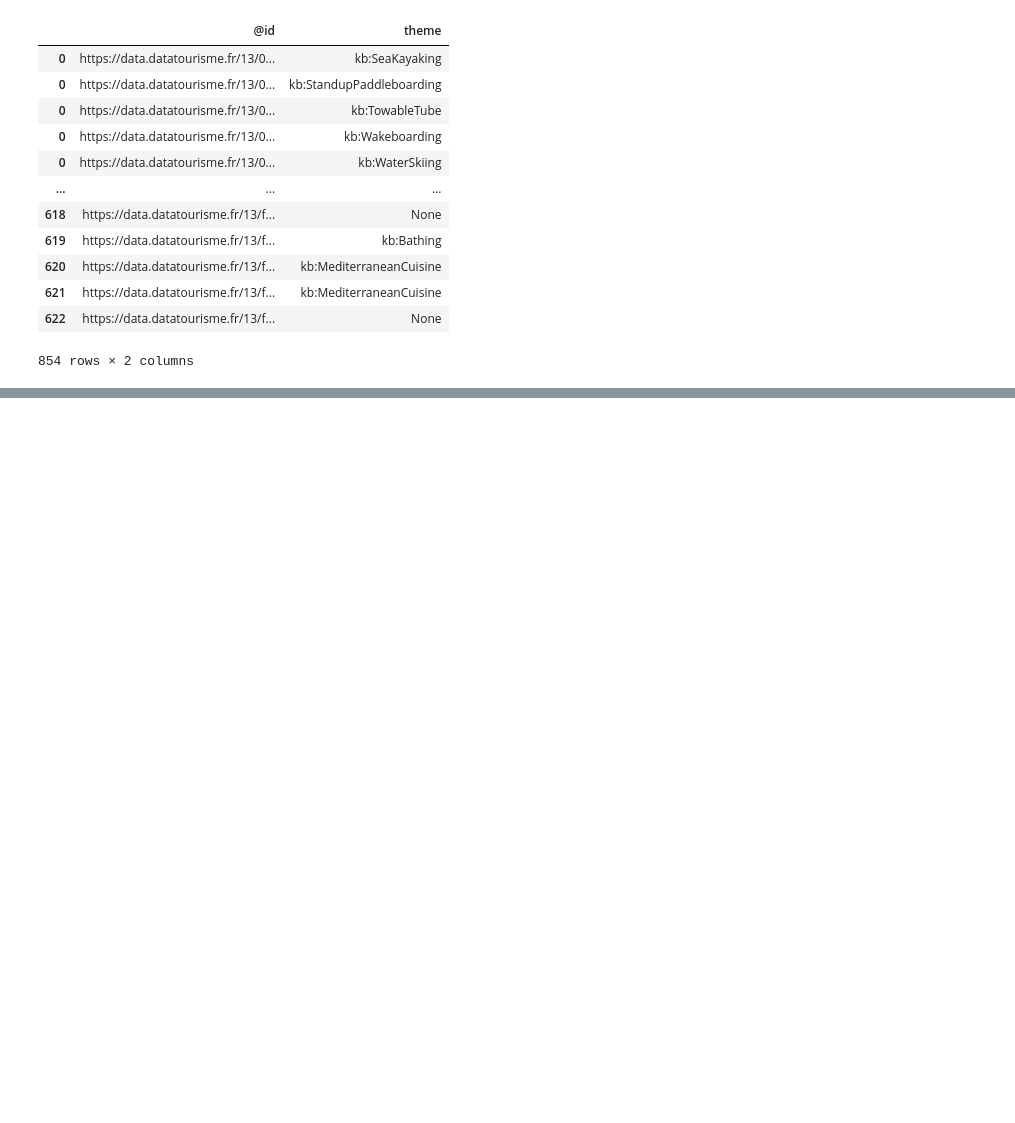
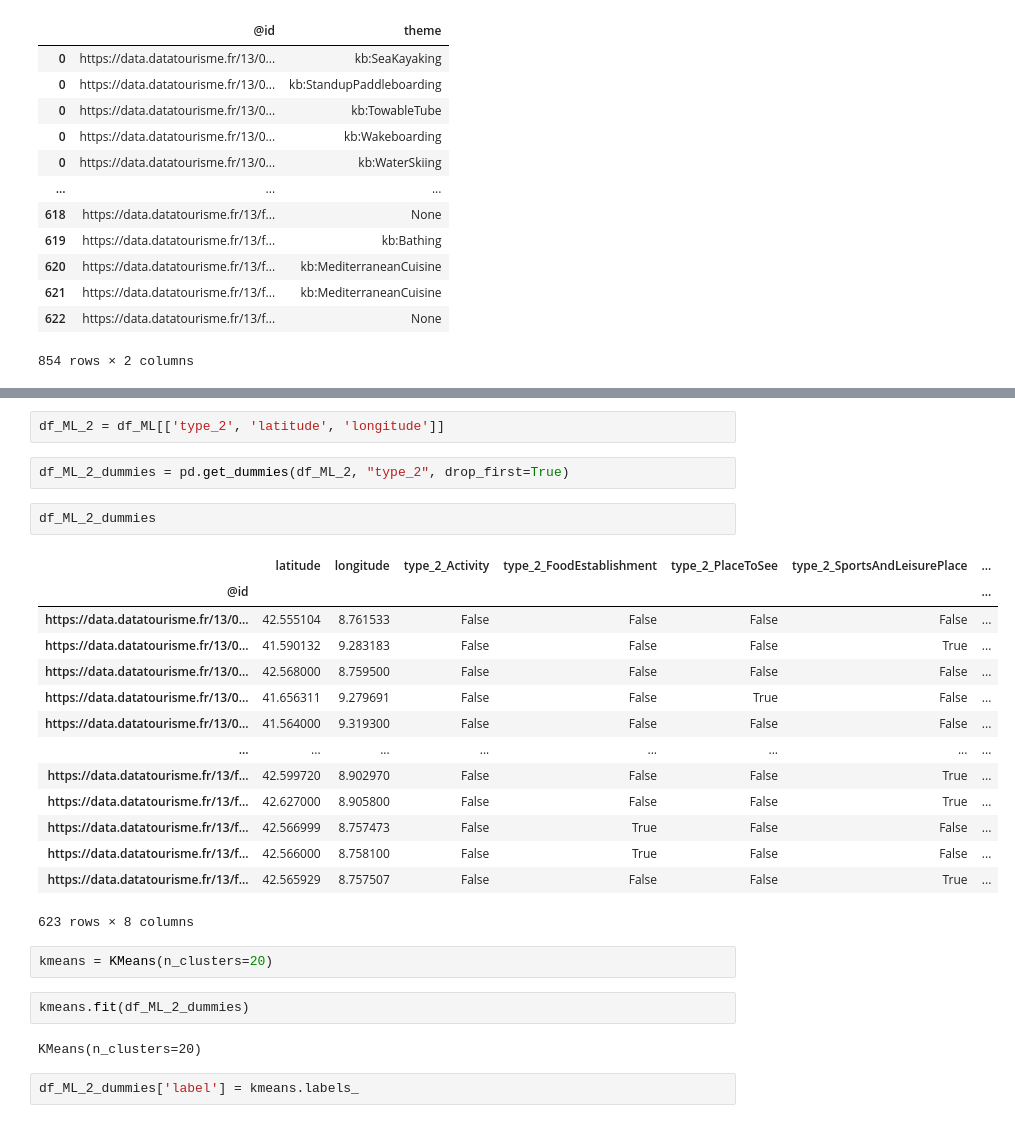
Before and after one commit to ThomasFavrel/ItineraireDeVoyage, a Jupyter notebook: Notebboks/Exploration.ipynb, the cells around one changed output, grey strips where cells are left out. Drawn from its saved outputs; the diff is of its cells as text; blank space fills up the shorter version.

```diff
--- a/Notebboks/Exploration.ipynb
+++ b/Notebboks/Exploration.ipynb
@@ -956,0 +1048,29 @@ df_ML.to_csv("df_ML.csv")
+# %%
+df_ML_2 = df_ML[['type_2', 'latitude', 'longitude']]
+# %%
+df_ML_2_dummies = pd.get_dummies(df_ML_2, "type_2", drop_first=True)
+# %%
+df_ML_2_dummies
+# %% [output]
+|  | latitude | longitude | type_2_Activity | type_2_FoodEstablishment | type_2_PlaceToSee | type_2_SportsAndLeisurePlace | ... |
+| @id |  |  |  |  |  |  | ... |
+| https://data.datatourisme.fr/13/0... | 42.555104 | 8.761533 | False | False | False | False | ... |
+| https://data.datatourisme.fr/13/0... | 41.590132 | 9.283183 | False | False | False | True | ... |
+| https://data.datatourisme.fr/13/0... | 42.568000 | 8.759500 | False | False | False | False | ... |
+| https://data.datatourisme.fr/13/0... | 41.656311 | 9.279691 | False | False | True | False | ... |
+| https://data.datatourisme.fr/13/0... | 41.564000 | 9.319300 | False | False | False | False | ... |
+| ... | ... | ... | ... | ... | ... | ... | ... |
+| https://data.datatourisme.fr/13/f... | 42.599720 | 8.902970 | False | False | False | True | ... |
+| https://data.datatourisme.fr/13/f... | 42.627000 | 8.905800 | False | False | False | True | ... |
+| https://data.datatourisme.fr/13/f... | 42.566999 | 8.757473 | False | True | False | False | ... |
+| https://data.datatourisme.fr/13/f... | 42.566000 | 8.758100 | False | True | False | False | ... |
+| https://data.datatourisme.fr/13/f... | 42.565929 | 8.757507 | False | False | False | True | ... |
+623 rows × 8 columns
+# %%
+kmeans = KMeans(n_clusters=20)
+# %%
+kmeans.fit(df_ML_2_dummies)
+# %% [output]
+KMeans(n_clusters=20)
+# %%
+df_ML_2_dummies['label'] = kmeans.labels_
```
Also changed, not shown: parts of 50 cells of this notebook, 2 other files.
